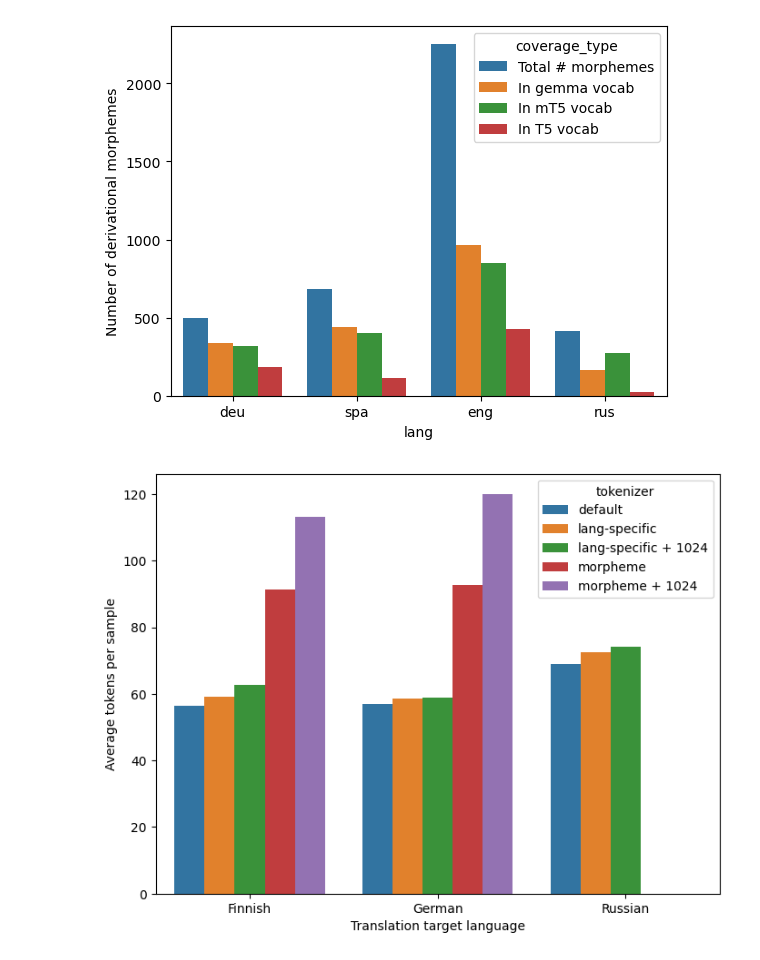
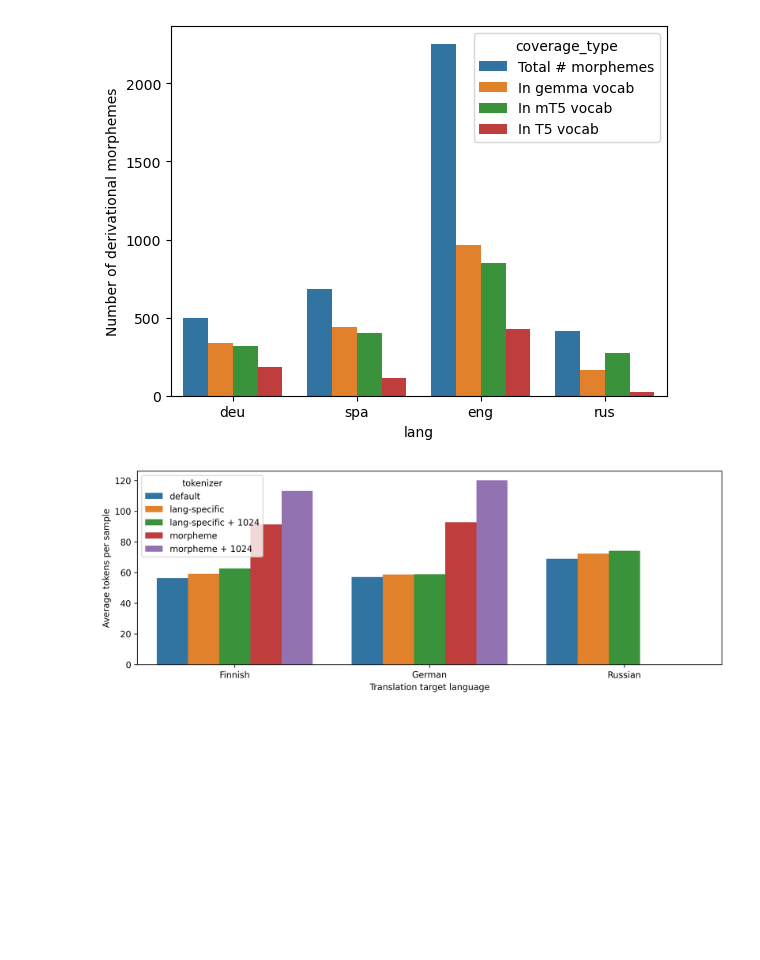
Before and after one commit to KaiNylund/bad-pair-encoding, a Jupyter notebook: morpheme_coverage/mt5_morpheme_coverage.ipynb, the cells around one changed output. Cells and saved outputs as stored; diff of their text form; code cells hidden in the pictures; blank space fills up the shorter version.

```diff
--- a/morpheme_coverage/mt5_morpheme_coverage.ipynb
+++ b/morpheme_coverage/mt5_morpheme_coverage.ipynb
@@ -1,5 +1,5 @@
 # %%
-from transformers import AutoTokenizer, AutoModelForSeq2SeqLM
+#from transformers import AutoTokenizer, AutoModelForSeq2SeqLM
 from collections import defaultdict
 import pandas as pd
 import numpy as np
@@ -7,6 +7,9 @@ from tqdm import tqdm
 import matplotlib.pyplot as plt
 import seaborn as sns
 import os
+
+import matplotlib as mpl
+mpl.rcParams['figure.dpi'] = 300
 # %%
 t5_tokenizer = AutoTokenizer.from_pretrained("google-t5/t5-small")
 mt5_tokenizer = AutoTokenizer.from_pretrained("google/mt5-small")
@@ -110,23 +113,23 @@ Text(0, 0.5, 'Number of derivational morphemes')
 # %%
 tokenizer_segmentation = pd.DataFrame([
     {"language": "Finnish", "tokenizer": "default", "avg_tokens_per_sample": 56.3993887},
     {"language": "Finnish", "tokenizer": "lang-specific", "avg_tokens_per_sample": 59.16847},
     {"language": "Finnish", "tokenizer": "lang-specific + 1024", "avg_tokens_per_sample": 62.616813},
     {"language": "Finnish", "tokenizer": "morpheme", "avg_tokens_per_sample": 91.3067152},
     {"language": "Finnish", "tokenizer": "morpheme + 1024", "avg_tokens_per_sample": 113.1279291},
     {"language": "German", "tokenizer": "default", "avg_tokens_per_sample": 57.095788},
     {"language": "German", "tokenizer": "lang-specific", "avg_tokens_per_sample": 58.68129},
     {"language": "German", "tokenizer": "lang-specific + 1024", "avg_tokens_per_sample": 58.812963},
     {"language": "German", "tokenizer": "morpheme", "avg_tokens_per_sample": 92.84286},
     {"language": "German", "tokenizer": "morpheme + 1024", "avg_tokens_per_sample": 120.13031},
     {"language": "Russian", "tokenizer": "default", "avg_tokens_per_sample": 68.893131},
     {"language": "Russian", "tokenizer": "lang-specific", "avg_tokens_per_sample": 72.41474},
     {"language": "Russian", "tokenizer": "lang-specific + 1024", "avg_tokens_per_sample": 74.1142560}
 ])
 
 sns.barplot(data=tokenizer_segmentation, x="language", y="avg_tokens_per_sample", hue="tokenizer")
 plt.ylabel("Average tokens per sample")
 plt.xlabel("Translation target language")
-plt.gcf().set_size_inches(8, 6)
+plt.gcf().set_size_inches(12, 4)
 # %% [output]
-[figure, old version]
+[figure, new version]
```
Also changed, not shown: 4 other files.
